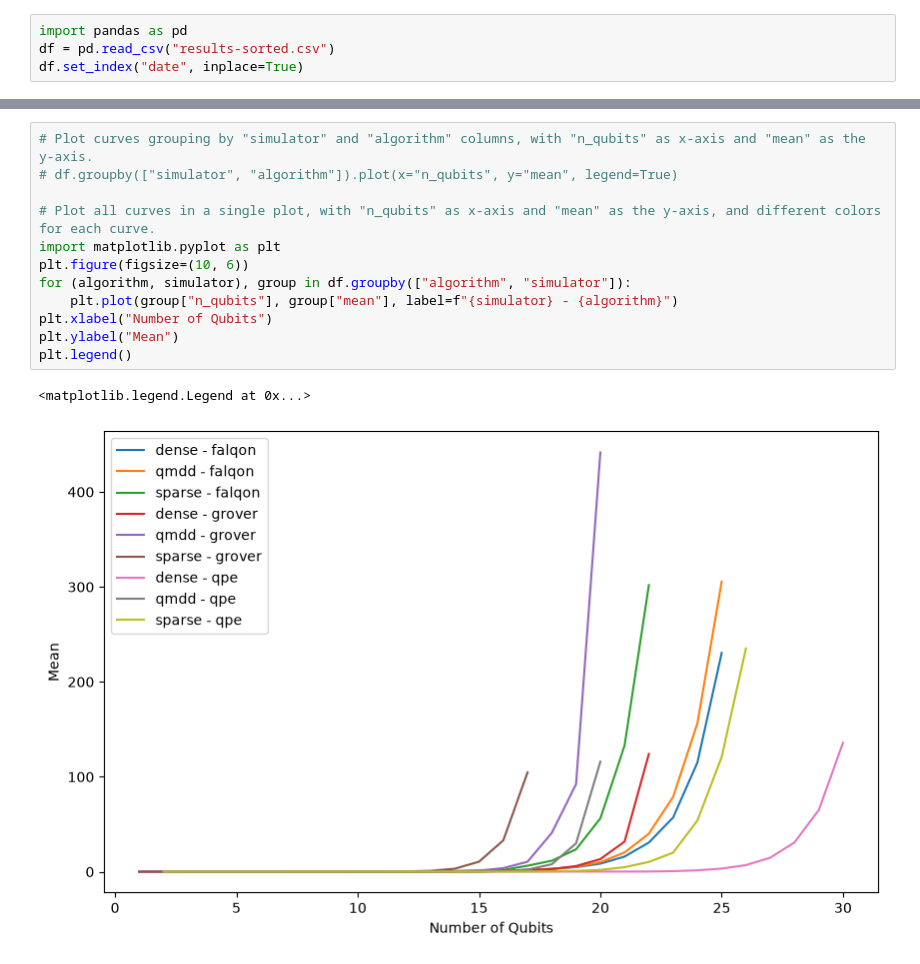
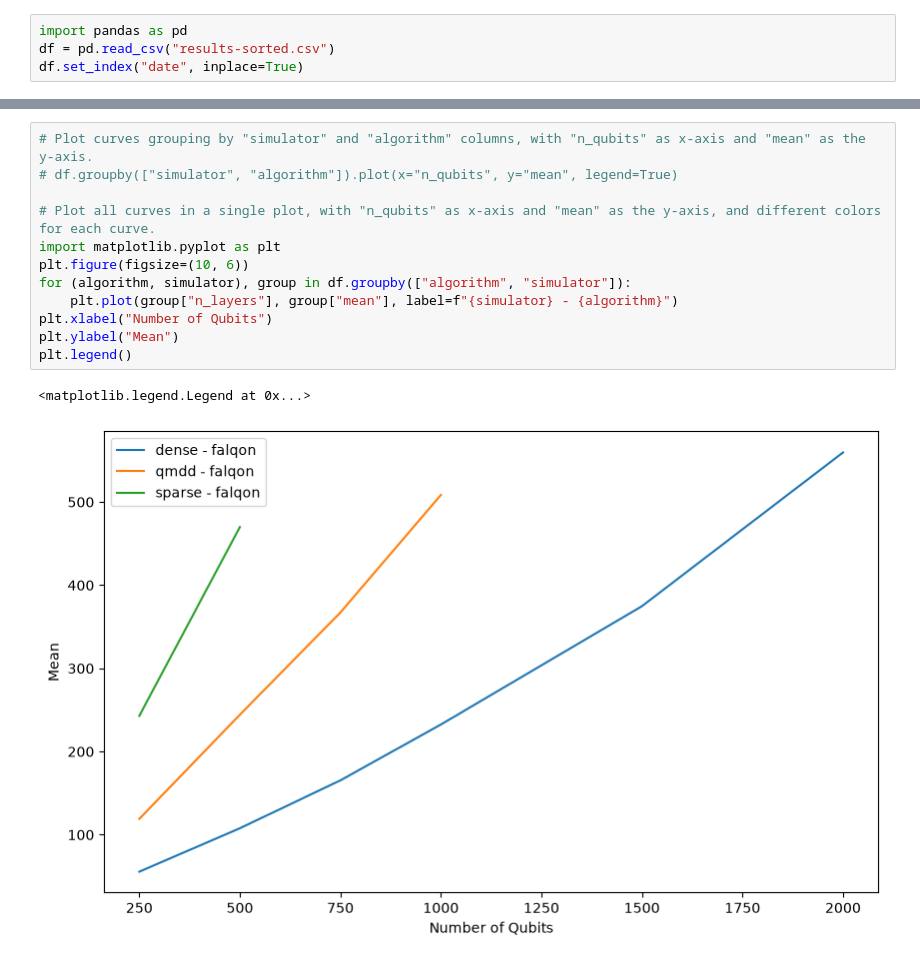
Before and after one commit to gabisartori/tcc-qmdd, a Jupyter notebook: code/results.ipynb, the cells around one changed output, grey strips where cells are left out. Drawn from its saved outputs; the diff is of its cells as text.

```diff
--- a/code/results.ipynb
+++ b/code/results.ipynb
@@ -11,18 +11,18 @@ Index(['simulator', 'algorithm', 'n_qubits', 'command', 'mean', 'stddev',
 # %%
 # Plot curves grouping by "simulator" and "algorithm" columns, with "n_qubits" as x-axis and "mean" as the y-axis.
 # df.groupby(["simulator", "algorithm"]).plot(x="n_qubits", y="mean", legend=True)
 
 # Plot all curves in a single plot, with "n_qubits" as x-axis and "mean" as the y-axis, and different colors for each curve.
 import matplotlib.pyplot as plt
 plt.figure(figsize=(10, 6))
 for (algorithm, simulator), group in df.groupby(["algorithm", "simulator"]):
-    plt.plot(group["n_qubits"], group["mean"], label=f"{simulator} - {algorithm}")
+    plt.plot(group["n_layers"], group["mean"], label=f"{simulator} - {algorithm}")
 plt.xlabel("Number of Qubits")
 plt.ylabel("Mean")
 plt.legend()
 # %% [output]
 <matplotlib.legend.Legend at 0x...>
-[figure, old version]
+[figure, new version]
 # %%
 # Make a different plot for each algorithm, comparing simulators, with "n_qubits" as x-axis and "mean" as the y-axis.
 for algorithm, group in df.groupby("algorithm"):
```
Also changed, not shown: parts of 2 cells of this notebook, 20 other files.
